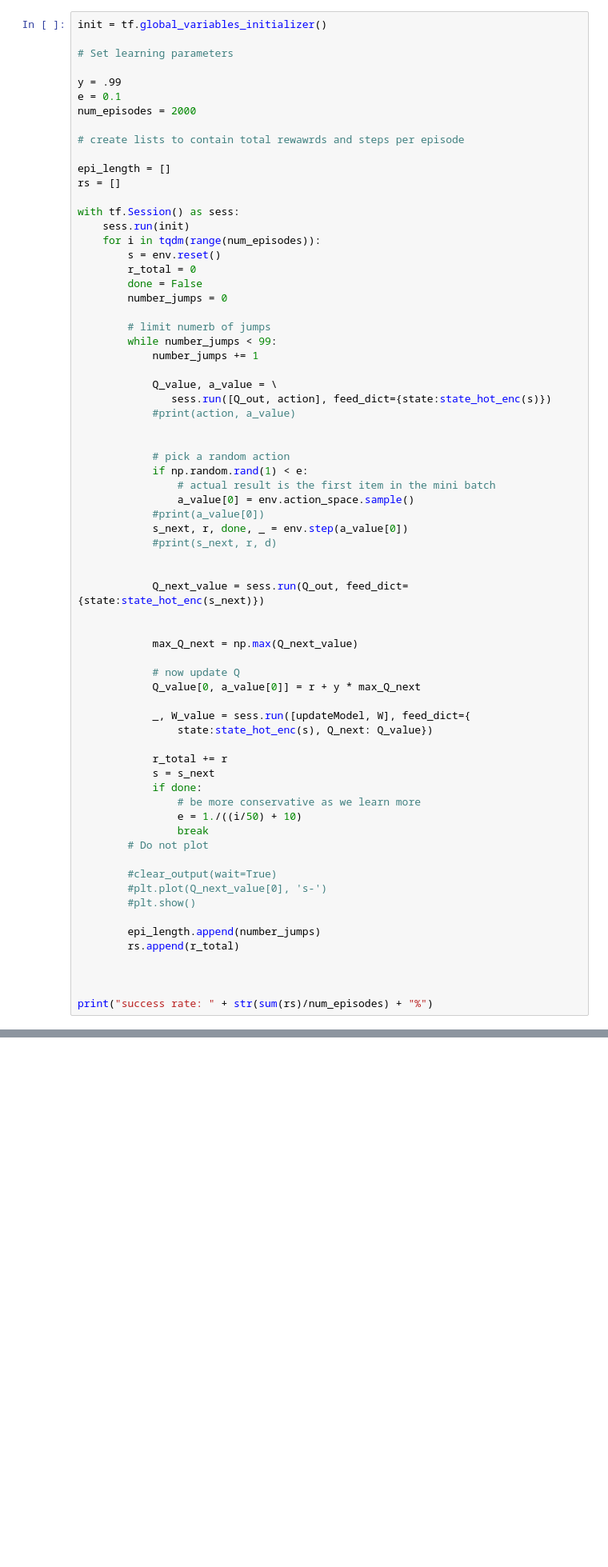
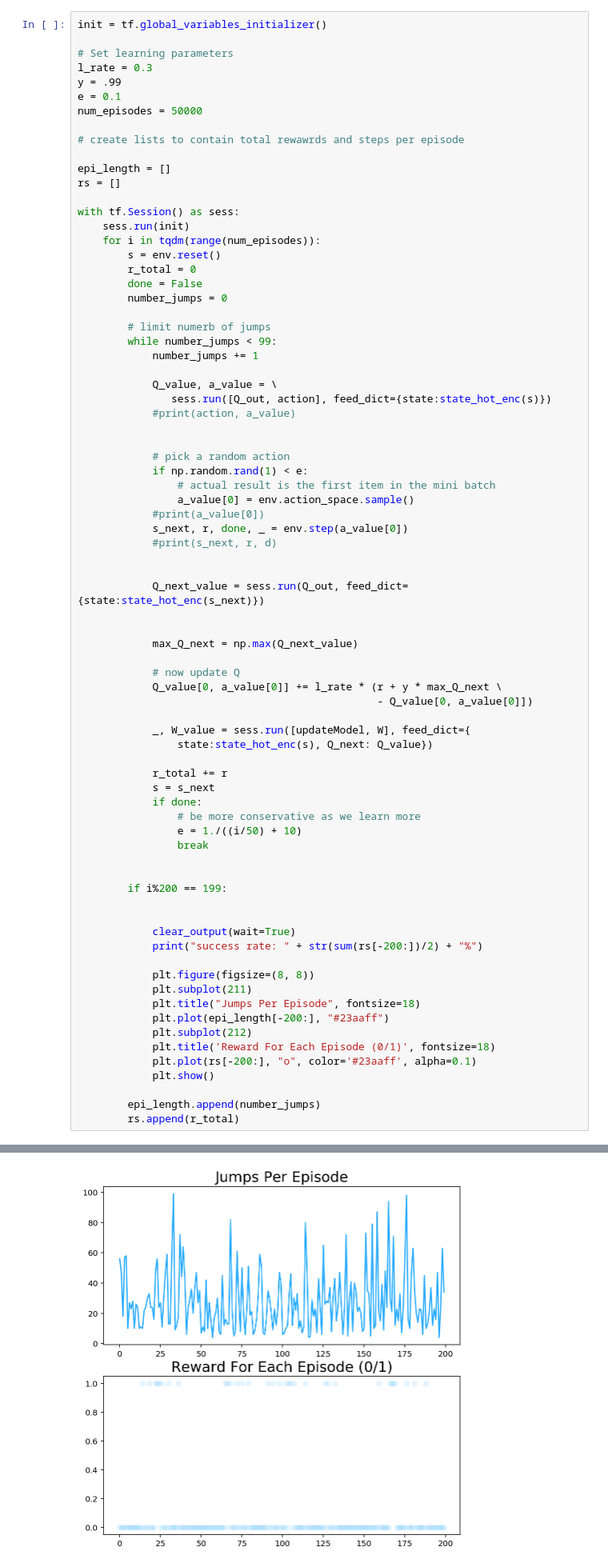
Before and after one commit to geyang/deep_learning_notes, a Jupyter notebook: Ch5_Deep_Reinforcement_Learning/Tensorflow Q-Learning Frozen Lake (grid world).ipynb, the cells around one changed output, grey strips where cells are left out. Shown at 80% size. Cells and saved outputs as stored; diff of their text form; blank space fills up the shorter version.

```diff
--- a/Ch5_Deep_Reinforcement_Learning/Tensorflow Q-Learning Frozen Lake (grid world).ipynb
+++ b/Ch5_Deep_Reinforcement_Learning/Tensorflow Q-Learning Frozen Lake (grid world).ipynb
@@ -45,10 +45,10 @@ def state_hot_enc(s):
 init = tf.global_variables_initializer()
 
 # Set learning parameters
-
+l_rate = 0.3
 y = .99
 e = 0.1
-num_episodes = 2000
+num_episodes = 50000
 
 # create lists to contain total rewawrds and steps per episode
 
@@ -87,7 +87,8 @@ with tf.Session() as sess:
             max_Q_next = np.max(Q_next_value)
 
             # now update Q
-            Q_value[0, a_value[0]] = r + y * max_Q_next
+            Q_value[0, a_value[0]] += l_rate * (r + y * max_Q_next \
+                                                - Q_value[0, a_value[0]])
 
             _, W_value = sess.run([updateModel, W], feed_dict={
                 state:state_hot_enc(s), Q_next: Q_value})
@@ -98,16 +99,23 @@ with tf.Session() as sess:
                 # be more conservative as we learn more
                 e = 1./((i/50) + 10)
                 break
-        # Do not plot
 
-        #clear_output(wait=True)
-        #plt.plot(Q_next_value[0], 's-')
-        #plt.show()
+
+        if i%200 == 199:
+
+
+            clear_output(wait=True)
+            print("success rate: " + str(sum(rs[-200:])/2) + "%")
+
+            plt.figure(figsize=(8, 8))
+            plt.subplot(211)
+            plt.title("Jumps Per Episode", fontsize=18)
+            plt.plot(epi_length[-200:], "#23aaff")
+            plt.subplot(212)
+            plt.title('Reward For Each Episode (0/1)', fontsize=18)
+            plt.plot(rs[-200:], "o", color='#23aaff', alpha=0.1)
+            plt.show()
 
         epi_length.append(number_jumps)
         rs.append(r_total)
-
-
-
-print("success rate: " + str(sum(rs)/num_episodes) + "%")
 # %% [output]
@@ -114,0 +123 @@ success rate: 0.495%
+[figure, added]
```
Also changed, not shown: parts of 3 cells of this notebook, 1 other file.
